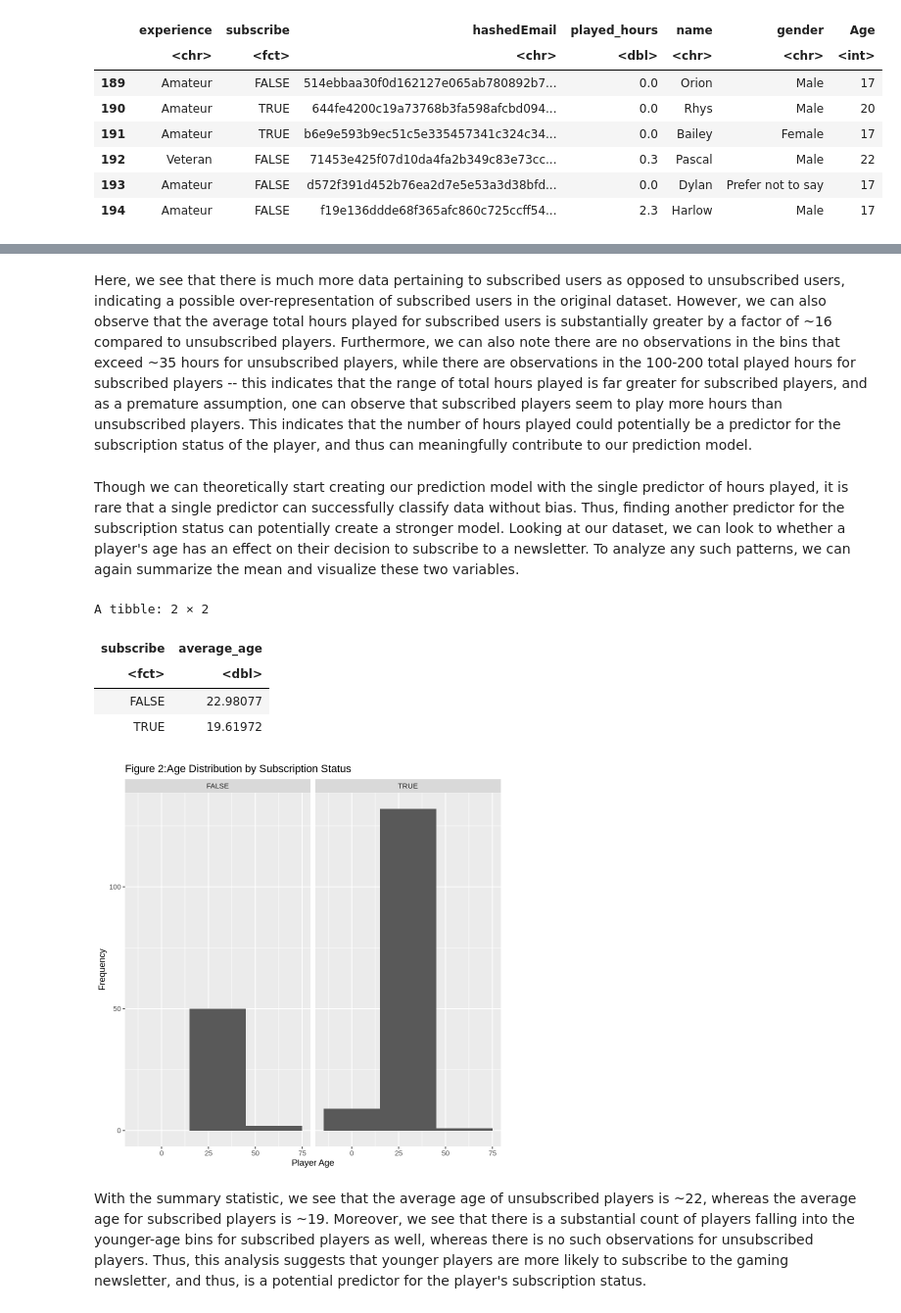
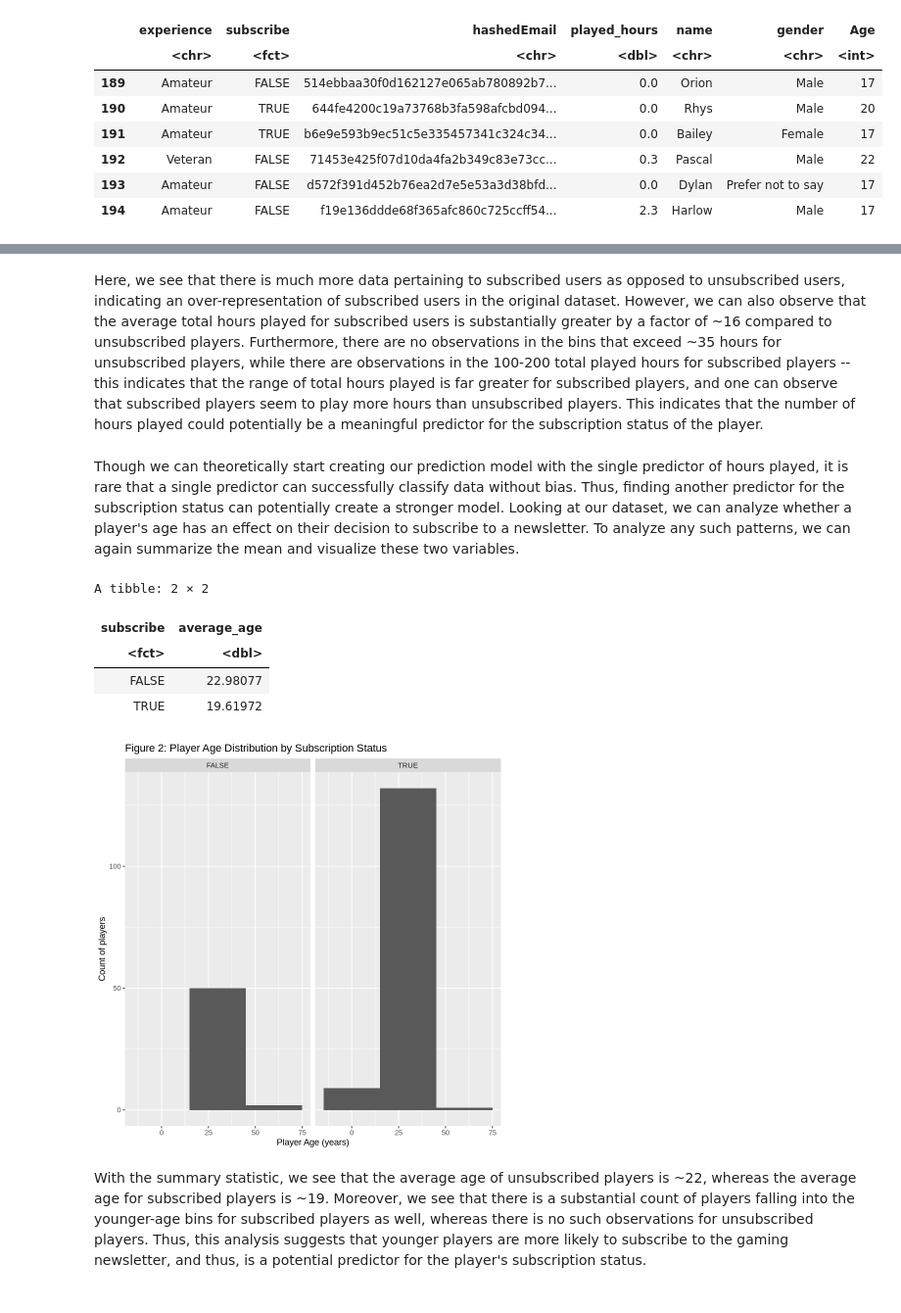
Before and after one commit to dilnadavi/DSCI100Project, a Jupyter notebook: Second Final Draft.ipynb, the cells around one changed output, grey strips where cells are left out. Shown at 98% size. Drawn from its saved outputs; the diff is of its cells as text; code cells hidden in the pictures.

```diff
--- a/Second Final Draft.ipynb
+++ b/Second Final Draft.ipynb
@@ -112,24 +112,24 @@ A tibble: 2 × 2
 # %% [markdown]
-Here, we see that there is much more data pertaining to subscribed users as opposed to unsubscribed users, indicating a possible over-representation of subscribed users in the original dataset. However, we can also observe that the average total hours played for subscribed users is substantially greater by a factor of ~16 compared to unsubscribed players. Furthermore, we can also note there are no observations in the bins that exceed ~35 hours for unsubscribed players, while there are observations in the 100-200 total played hours for subscribed players -- this indicates that the range of total hours played is far greater for subscribed players, and as a premature assumption, one can observe that subscribed players seem to play more hours than unsubscribed players. This indicates that the number of hours played could potentially be a predictor for the subscription status of the player, and thus can meaningfully contribute to our prediction model.
+Here, we see that there is much more data pertaining to subscribed users as opposed to unsubscribed users, indicating an over-representation of subscribed users in the original dataset. However, we can also observe that the average total hours played for subscribed users is substantially greater by a factor of ~16 compared to unsubscribed players. Furthermore, there are no observations in the bins that exceed ~35 hours for unsubscribed players, while there are observations in the 100-200 total played hours for subscribed players -- this indicates that the range of total hours played is far greater for subscribed players, and one can observe that subscribed players seem to play more hours than unsubscribed players. This indicates that the number of hours played could potentially be a meaningful predictor for the subscription status of the player.
 # %% [markdown]
-Though we can theoretically start creating our prediction model with the single predictor of hours played, it is rare that a single predictor can successfully classify data without bias. Thus, finding another predictor for the subscription status can potentially create a stronger model. Looking at our dataset, we can look to whether a player's age has an effect on their decision to subscribe to a newsletter. To analyze any such patterns, we can again summarize the mean and visualize these two variables.
+Though we can theoretically start creating our prediction model with the single predictor of hours played, it is rare that a single predictor can successfully classify data without bias. Thus, finding another predictor for the subscription status can potentially create a stronger model. Looking at our dataset, we can analyze whether a player's age has an effect on their decision to subscribe to a newsletter. To analyze any such patterns, we can again summarize the mean and visualize these two variables.
 # %%
 average_age_per_subscribe <- wrangled_players_data |> group_by(subscribe) |> summarize(average_age = mean(Age))
 average_age_per_subscribe
 ggplot(wrangled_players_data, aes(x = Age)) +
   geom_histogram(binwidth = 30) +
   facet_grid(cols = vars(subscribe)) +
   labs(
-    title = "Figure 2:Age Distribution by Subscription Status",
-    x = "Player Age",
-    y = "Frequency")
+    title = "Figure 2: Player Age Distribution by Subscription Status",
+    x = "Player Age (years)",
+    y = "Count of players")
 # %% [output]
 A tibble: 2 × 2
 | subscribe | average_age |
 | <fct> | <dbl> |
 | FALSE | 22.98077 |
 | TRUE | 19.61972 |
-[figure, old version]
+[figure, new version]
 # %% [markdown]
 With the summary statistic, we see that the average age of unsubscribed players is ~22, whereas the average age for subscribed players is ~19. Moreover, we see that there is a substantial count of players falling into the younger-age bins for subscribed players as well, whereas there is no such observations for unsubscribed players. Thus, this analysis suggests that younger players are more likely to subscribe to the gaming newsletter, and thus, is a potential predictor for the player's subscription status.
 # %% [markdown]
```
Also changed, not shown: parts of 29 cells of this notebook.
